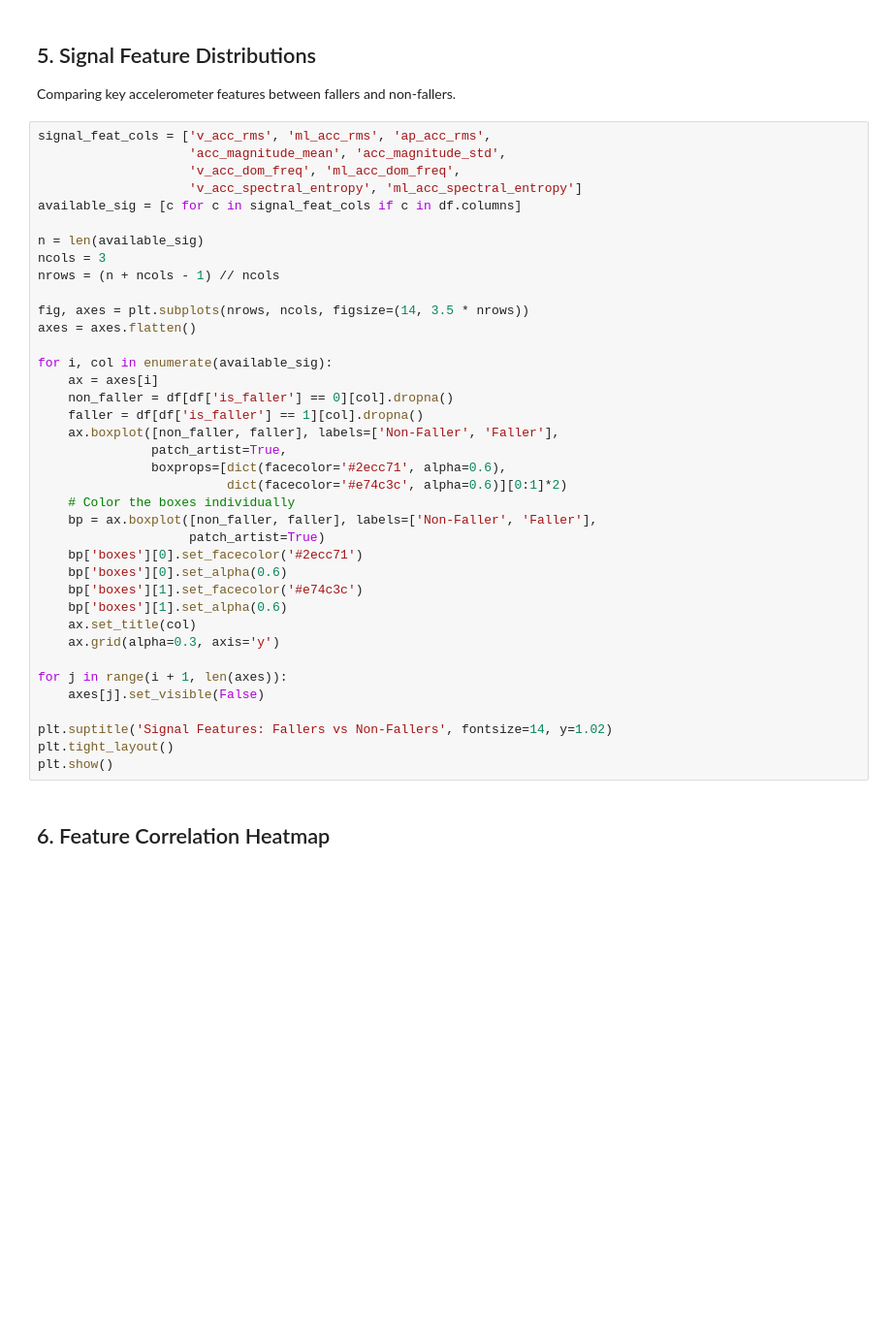
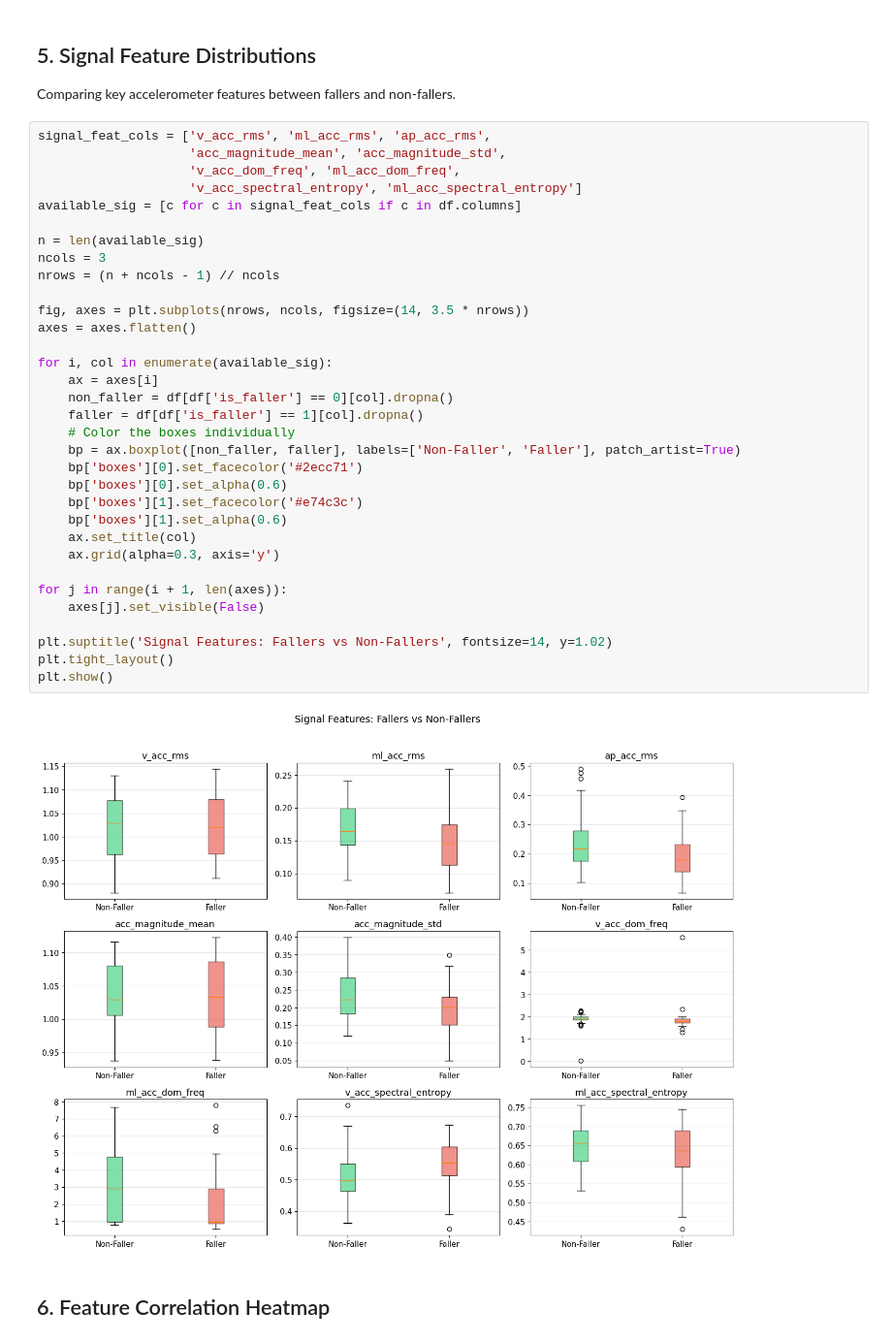
Before and after one commit to sarvanidharwada/posturisk, a Jupyter notebook: notebooks/01_eda.ipynb, the cells around one changed output. Shown at 97% size. Saved outputs shown, nothing was run; the diff lists cells and outputs as text; blank space fills up the shorter version.

```diff
--- a/notebooks/01_eda.ipynb
+++ b/notebooks/01_eda.ipynb
@@ -183,39 +227,36 @@ signal_feat_cols = ['v_acc_rms', 'ml_acc_rms', 'ap_acc_rms',
                     'acc_magnitude_mean', 'acc_magnitude_std',
                     'v_acc_dom_freq', 'ml_acc_dom_freq',
                     'v_acc_spectral_entropy', 'ml_acc_spectral_entropy']
 available_sig = [c for c in signal_feat_cols if c in df.columns]
 
 n = len(available_sig)
 ncols = 3
 nrows = (n + ncols - 1) // ncols
 
 fig, axes = plt.subplots(nrows, ncols, figsize=(14, 3.5 * nrows))
 axes = axes.flatten()
 
 for i, col in enumerate(available_sig):
     ax = axes[i]
     non_faller = df[df['is_faller'] == 0][col].dropna()
     faller = df[df['is_faller'] == 1][col].dropna()
-    ax.boxplot([non_faller, faller], labels=['Non-Faller', 'Faller'],
-               patch_artist=True,
-               boxprops=[dict(facecolor='#2ecc71', alpha=0.6),
-                         dict(facecolor='#e74c3c', alpha=0.6)][0:1]*2)
     # Color the boxes individually
-    bp = ax.boxplot([non_faller, faller], labels=['Non-Faller', 'Faller'],
-                    patch_artist=True)
+    bp = ax.boxplot([non_faller, faller], labels=['Non-Faller', 'Faller'], patch_artist=True)
     bp['boxes'][0].set_facecolor('#2ecc71')
     bp['boxes'][0].set_alpha(0.6)
     bp['boxes'][1].set_facecolor('#e74c3c')
     bp['boxes'][1].set_alpha(0.6)
     ax.set_title(col)
     ax.grid(alpha=0.3, axis='y')
 
 for j in range(i + 1, len(axes)):
     axes[j].set_visible(False)
 
 plt.suptitle('Signal Features: Fallers vs Non-Fallers', fontsize=14, y=1.02)
 plt.tight_layout()
 plt.show()
+# %% [output]
+[figure, added]
 # %% [markdown]
 ## 6. Feature Correlation Heatmap
 # %%
```
Also changed, not shown: parts of 11 cells of this notebook, 5 other files.
